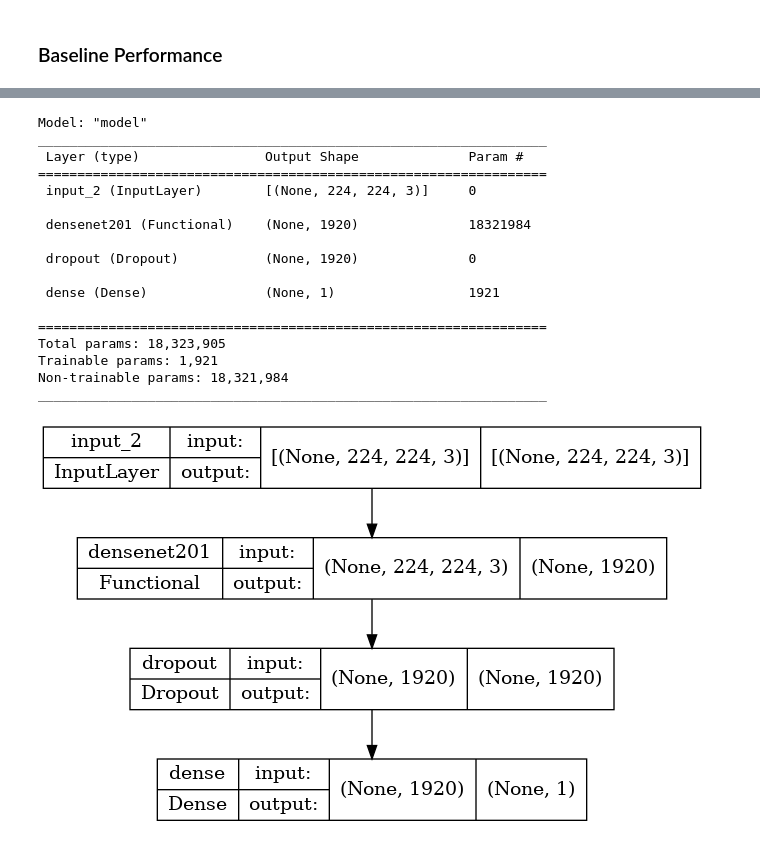
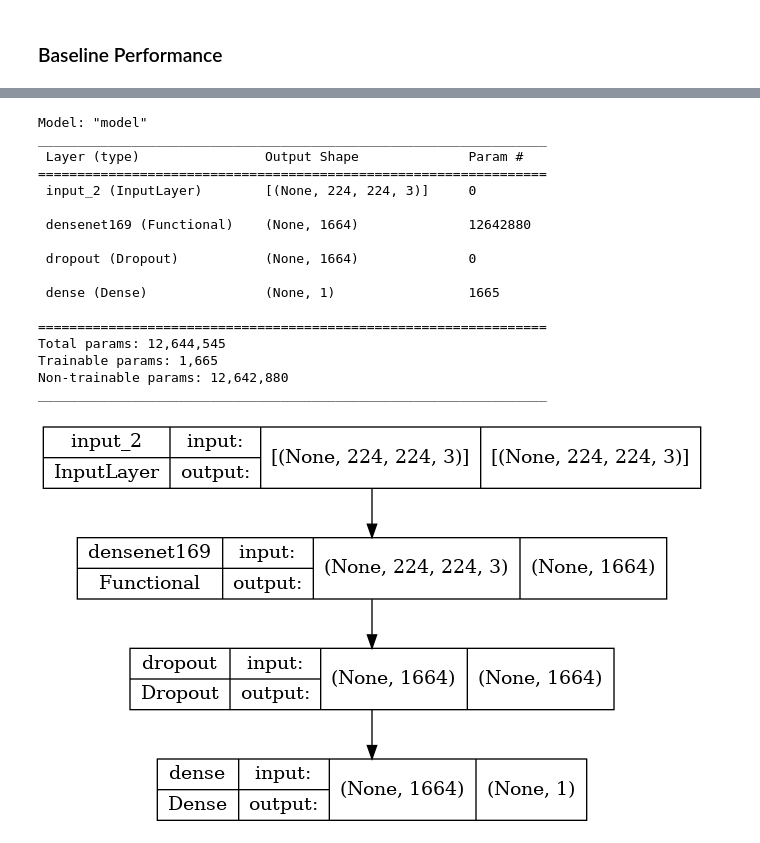
Before and after one commit to ilias-ant/x-ray-abnormality-detection, a Jupyter notebook: notebooks/densenet169_pt_imagenet.ipynb, the cells around one changed output, grey strips where cells are left out. Cells and saved outputs as stored; diff of their text form; code cells hidden in the pictures.

Commit message:
[feat]: switch to densenet169

```diff
--- a/notebooks/densenet201_pt_imagenet.ipynb
+++ b/notebooks/densenet169_pt_imagenet.ipynb
@@ -384,6 +373,6 @@ METRICS = [
     F1Score(name="f1_score"),
     tf.keras.metrics.AUC(name="roc_auc", curve="ROC"),
     tf.keras.metrics.AUC(name="pr_auc", curve="PR"),
-    tfa.metrics.CohenKappa(num_classes=2),
+    tfa.metrics.CohenKappa(name="cohen_kappa", num_classes=2),
 ]
 # %% [output]
@@ -428,7 +417,10 @@ def plot_metrics(
 
         plt.legend()
 # %%
-densenet = tf.keras.applications.densenet.DenseNet201(
+"""
+Densenet-169 model from `"Densely Connected Convolutional Networks" <https://arxiv.org/pdf/1608.06993.pdf>`_.
+"""
+densenet = tf.keras.applications.densenet.DenseNet169(
     include_top=False,  # do not include the fully-connected layer at the top of the network
     weights="imagenet",
     input_shape=(IMAGE_WIDTH, IMAGE_HEIGHT, 3),
@@ -436,15 +428,17 @@ densenet = tf.keras.applications.densenet.DenseNet201(
     classes=2,
 )
 # %%
-def make_densenet_model(base_model: tf.keras.applications.densenet.DenseNet201):
+def make_densenet_model(
+    base_model: tf.keras.applications.densenet.DenseNet201,
+) -> tf.keras.Model:
 
     # freeze base model
     base_model.trainable = False
 
     inputs = tf.keras.Input(shape=(IMAGE_WIDTH, IMAGE_HEIGHT, 3))
-    # The base model contains batchnorm layers. We want to keep them in inference mode
+    # the base model contains batchnorm layer - we want to keep them in inference mode
     # when we unfreeze the base model for fine-tuning, so we make sure that the
-    # base_model is running in inference mode here.
+    # base model is running in inference mode here.
     x = base_model(inputs, training=False)
     x = tf.keras.layers.Dropout(rate=0.2)(x)
     output = tf.keras.layers.Dense(units=1, activation="sigmoid")(x)
@@ -452,7 +446,7 @@ def make_densenet_model(base_model: tf.keras.applications.densenet.DenseNet201):
     model = tf.keras.Model(inputs, output)
 
     model.compile(
-        optimizer=tf.keras.optimizers.Adam(),
+        optimizer=tf.keras.optimizers.Adam(learning_rate=0.001),
         loss=tf.keras.losses.BinaryCrossentropy(),
         metrics=METRICS,
     )
@@ -469,26 +463,26 @@ _________________________________________________________________
 =================================================================
  input_2 (InputLayer)        [(None, 224, 224, 3)]     0
 
- densenet201 (Functional)    (None, 1920)              18321984
+ densenet169 (Functional)    (None, 1664)              12642880
 
- dropout (Dropout)           (None, 1920)              0
+ dropout (Dropout)           (None, 1664)              0
 
- dense (Dense)               (None, 1)                 1921
+ dense (Dense)               (None, 1)                 1665
 
 =================================================================
-Total params: 18,323,905
-Trainable params: 1,921
-Non-trainable params: 18,321,984
+Total params: 12,644,545
+Trainable params: 1,665
+Non-trainable params: 12,642,880
 _________________________________________________________________
 # %%
 tf.keras.utils.plot_model(
     model,
-    to_file="../static/densenet201_pt_imagenet-all-study-types-18323905.png",
+    to_file="../static/densenet169_pt_imagenet-all-study-types-12644545.png",
     show_shapes=True,
     show_layer_names=True,
 )
 # %% [output]
-[figure, old version]
+[figure, new version]
 # %%
 early_stopping = tf.keras.callbacks.EarlyStopping(
     monitor="val_cohen_kappa",
```
Also changed, not shown: parts of 19 cells of this notebook, 4 other files.
